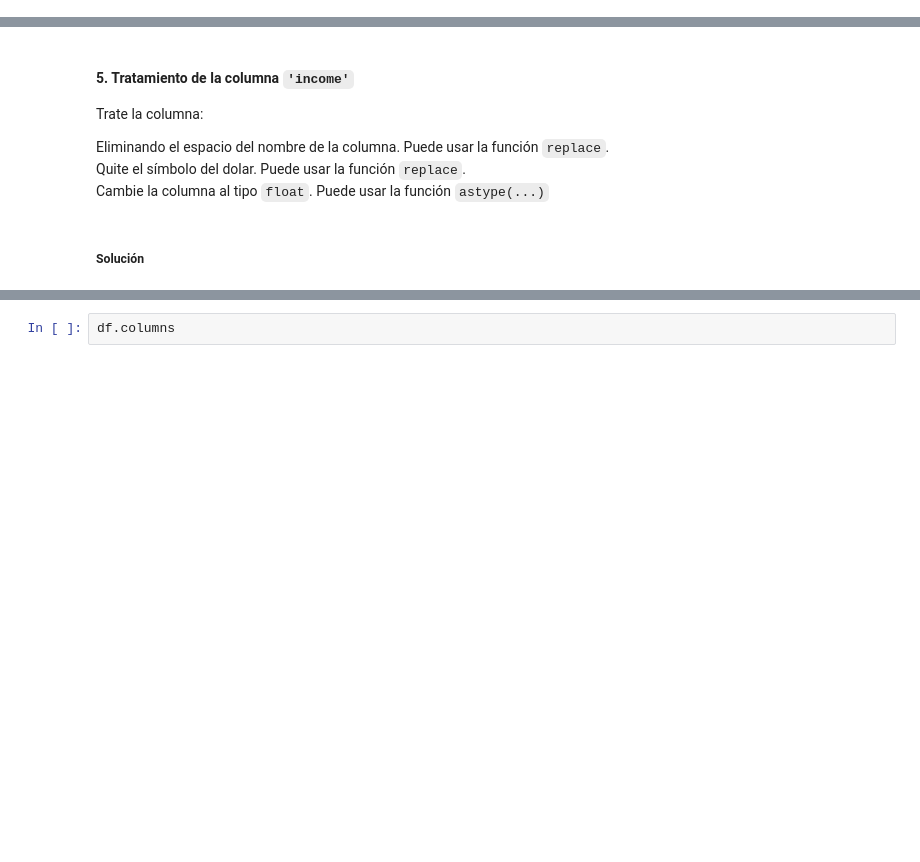
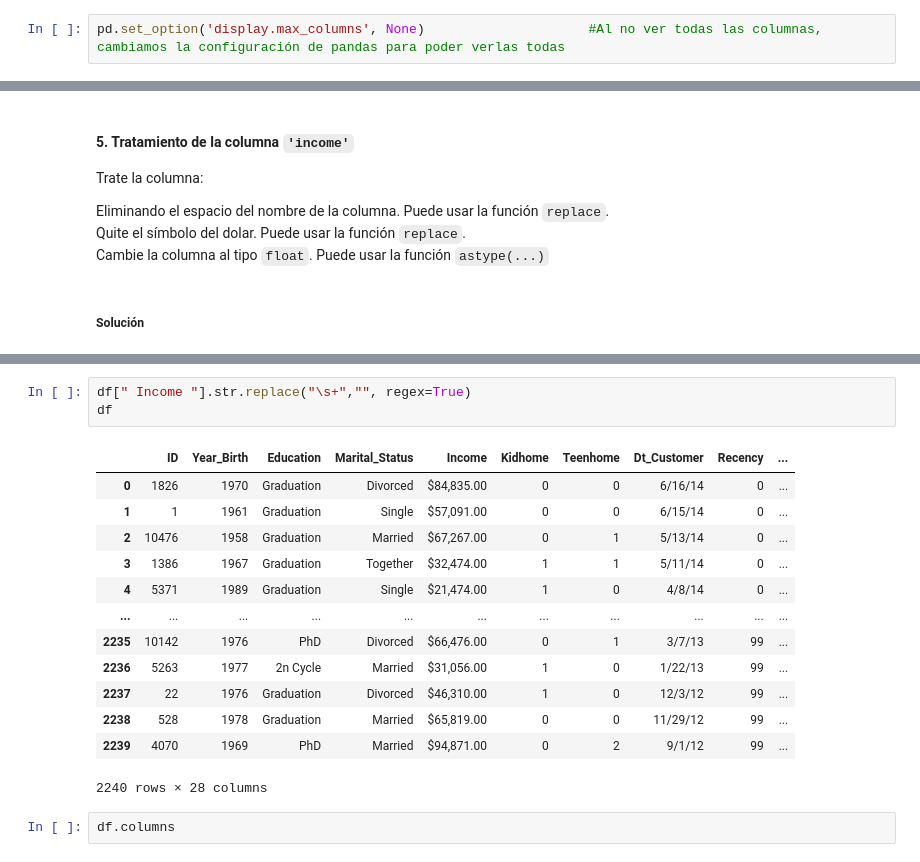
Before and after one commit to Marina-Schluter/Datos-de-Marketing, a Jupyter notebook: Ejercicio Marketing.ipynb, the cells around one changed output, grey strips where cells are left out. Cells and saved outputs as stored; diff of their text form; blank space fills up the shorter version.

```diff
--- a/Ejercicio Marketing.ipynb
+++ b/Ejercicio Marketing.ipynb
@@ -112,6 +112,8 @@ memory usage: 490.1+ KB
 #### 4. Use el comando `.head()` para ver las columas
 # %% [markdown]
 ##### Solución
+# %%
+pd.set_option('display.max_columns', None)                     #Al no ver todas las columnas, cambiamos la configuración de pandas para poder verlas todas
 # %%
 df.head(5)
 # %% [output]
@@ -135,3 +147,20 @@ Cambie la columna al tipo `float`. Puede usar la función `astype(...)`
+# %%
+df[" Income "].str.replace("\s+","", regex=True)
+df
+# %% [output]
+|  | ID | Year_Birth | Education | Marital_Status | Income | Kidhome | Teenhome | Dt_Customer | Recency | ... |
+| 0 | 1826 | 1970 | Graduation | Divorced | $84,835.00 | 0 | 0 | 6/16/14 | 0 | ... |
+| 1 | 1 | 1961 | Graduation | Single | $57,091.00 | 0 | 0 | 6/15/14 | 0 | ... |
+| 2 | 10476 | 1958 | Graduation | Married | $67,267.00 | 0 | 1 | 5/13/14 | 0 | ... |
+| 3 | 1386 | 1967 | Graduation | Together | $32,474.00 | 1 | 1 | 5/11/14 | 0 | ... |
+| 4 | 5371 | 1989 | Graduation | Single | $21,474.00 | 1 | 0 | 4/8/14 | 0 | ... |
+| ... | ... | ... | ... | ... | ... | ... | ... | ... | ... | ... |
+| 2235 | 10142 | 1976 | PhD | Divorced | $66,476.00 | 0 | 1 | 3/7/13 | 99 | ... |
+| 2236 | 5263 | 1977 | 2n Cycle | Married | $31,056.00 | 1 | 0 | 1/22/13 | 99 | ... |
+| 2237 | 22 | 1976 | Graduation | Divorced | $46,310.00 | 1 | 0 | 12/3/12 | 99 | ... |
+| 2238 | 528 | 1978 | Graduation | Married | $65,819.00 | 0 | 0 | 11/29/12 | 99 | ... |
+| 2239 | 4070 | 1969 | PhD | Married | $94,871.00 | 0 | 2 | 9/1/12 | 99 | ... |
+2240 rows × 28 columns
 # %%
 df.columns
 # %% [output]
```
Also changed, not shown: parts of 2 cells of this notebook.
